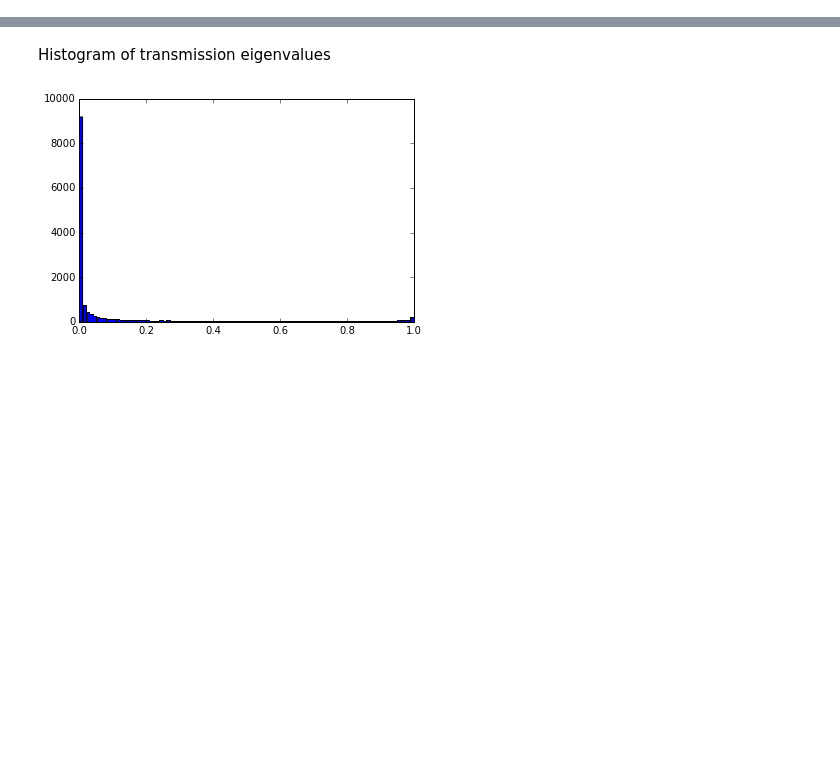
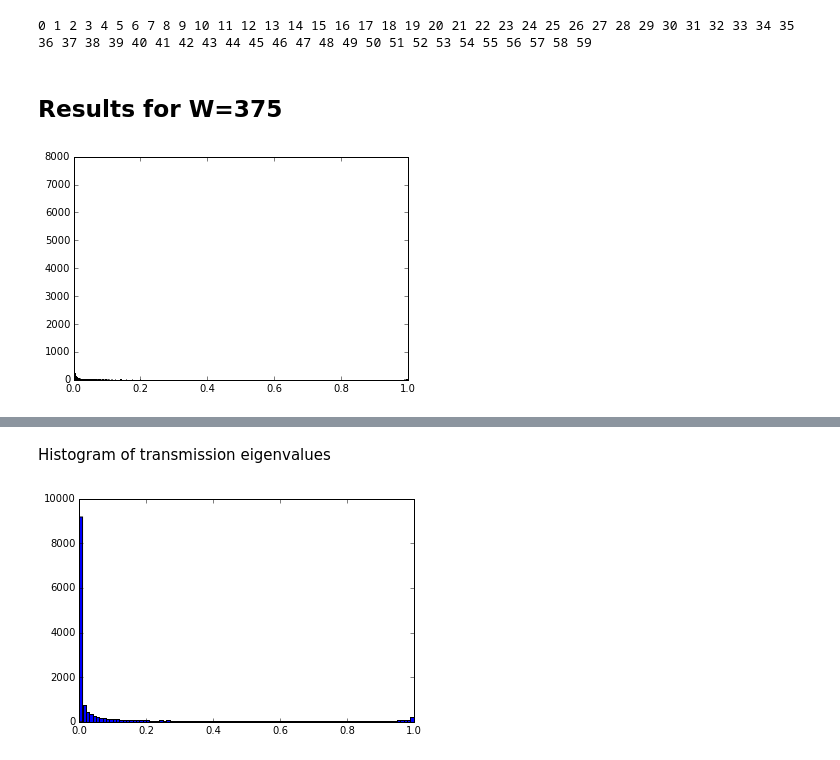
Before and after one commit to bernardvanheck/shared_notebooks, a Jupyter notebook: kwant_transmission_example.ipynb, the cells around one changed output, grey strips where cells are left out. Saved outputs shown, nothing was run; the diff lists cells and outputs as text; code cells hidden in the pictures; blank space fills up the shorter version.

```diff
--- a/kwant_transmission_example.ipynb
+++ b/kwant_transmission_example.ipynb
@@ -5,7 +5,7 @@ import kwant
 import mpld3
 from matplotlib import pyplot as plt
 # %%
-def make_system(t=1.0, dis=0.3, E0=complex(0,-0.00029)*0.001, E0L=0., salt='abc', W=200, L=500):
+def make_system(t=1.0, dis=0.3, E0=complex(0,-0.00029)*0.001, E0L=0., salt='abc', W=200, L=500, return_lead=False):
     # Makes a 2d wire with a disordered segment.
     lat = kwant.lattice.square(1)
     sys = kwant.Builder()
@@ -27,19 +27,26 @@ def make_system(t=1.0, dis=0.3, E0=complex(0,-0.00029)*0.001, E0L=0., salt='abc'
     sys.attach_lead(lead)
     sys.attach_lead(lead.reversed())
 
-    return sys
+    if return_lead:
+        return lead
+    else:
+        return sys
 # %%
-N = 100
+N = 60
 ts = []
 rs = []
 for n in xrange(N):
-    print n
-    fsys = make_system(salt = str(n)).finalized()
+    print n,
+    fsys = make_system(W=375, salt = str(n)).finalized()
     s = kwant.smatrix(fsys, energy = 0.38, check_hermiticity=False)
     ts += list(np.linalg.svd(s.submatrix(1,0), compute_uv=False))
     rs += list(np.linalg.svd(s.submatrix(0,0), compute_uv=False))
+# %% [output]
+0 1 2 3 4 5 6 7 8 9 10 11 12 13 14 15 16 17 18 19 20 21 22 23 24 25 26 27 28 29 30 31 32 33 34 35 36 37 38 39 40 41 42 43 44 45 46 47 48 49 50 51 52 53 54 55 56 57 58 59
 # %%
 t_eigs = np.array(ts)**2
 r_eigs = np.array(rs)**2
+# %% [markdown]
+## Results for W=375
 # %%
 # saved output
@@ -48,3 +55,7 @@ np.savez("t_r_coefficients", ts = t_eigs, rs = r_eigs)
 # To load saved output:
 # a = np.load("t_r_coefficients.npz")
 # a.files
+# %%
+hist_t = plt.hist(t_eigs, bins=1500)
+# %% [output]
+[figure, added]
```
Also changed, not shown: parts of 7 cells of this notebook.
